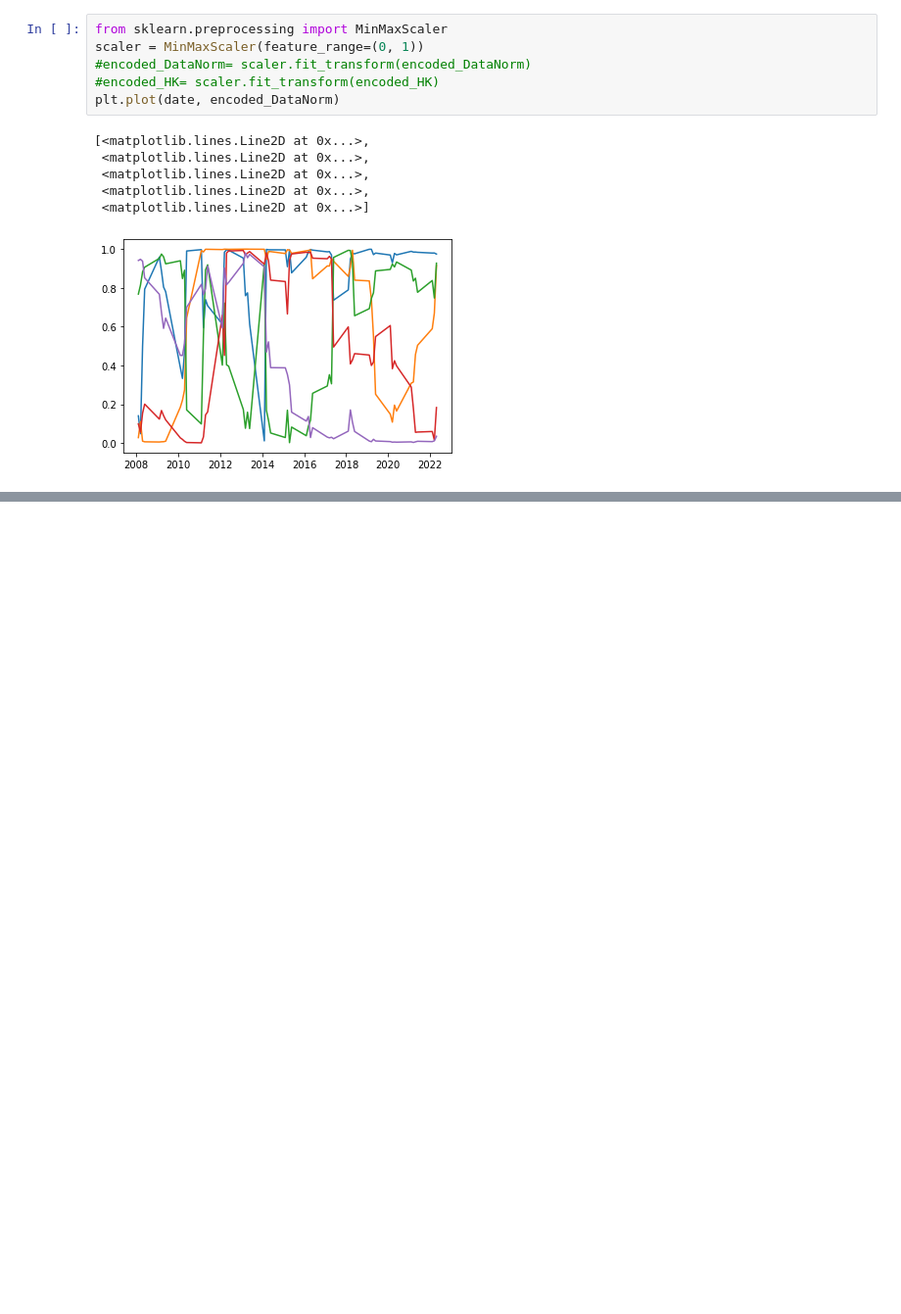
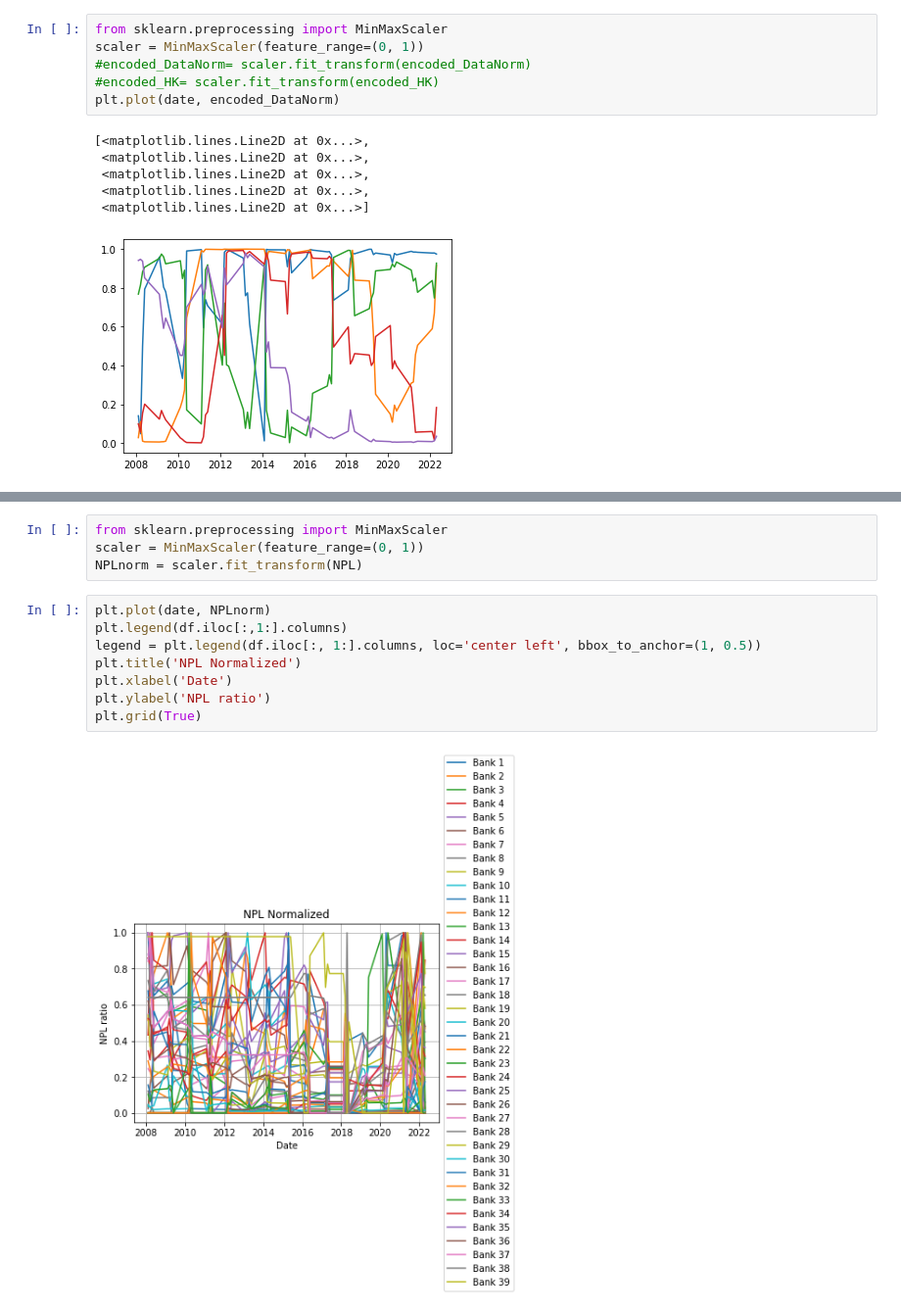
Before and after one commit to McNelis-CMML/ML_2023-BSP, a Jupyter notebook: Banking2.ipynb, the cells around one changed output, grey strips where cells are left out. Shown at 98% size. Saved outputs shown, nothing was run; the diff lists cells and outputs as text; blank space fills up the shorter version.

```diff
--- a/Banking2.ipynb
+++ b/Banking2.ipynb
@@ -268,0 +372,14 @@ plt.plot(date, encoded_DataNorm)
+# %%
+from sklearn.preprocessing import MinMaxScaler
+scaler = MinMaxScaler(feature_range=(0, 1))
+NPLnorm = scaler.fit_transform(NPL)
+# %%
+plt.plot(date, NPLnorm)
+plt.legend(df.iloc[:,1:].columns)
+legend = plt.legend(df.iloc[:, 1:].columns, loc='center left', bbox_to_anchor=(1, 0.5))
+plt.title('NPL Normalized')
+plt.xlabel('Date')
+plt.ylabel('NPL ratio')
+plt.grid(True)
+# %% [output]
+[figure, added]
```
Also changed, not shown: parts of 17 cells of this notebook, 1 other file.
